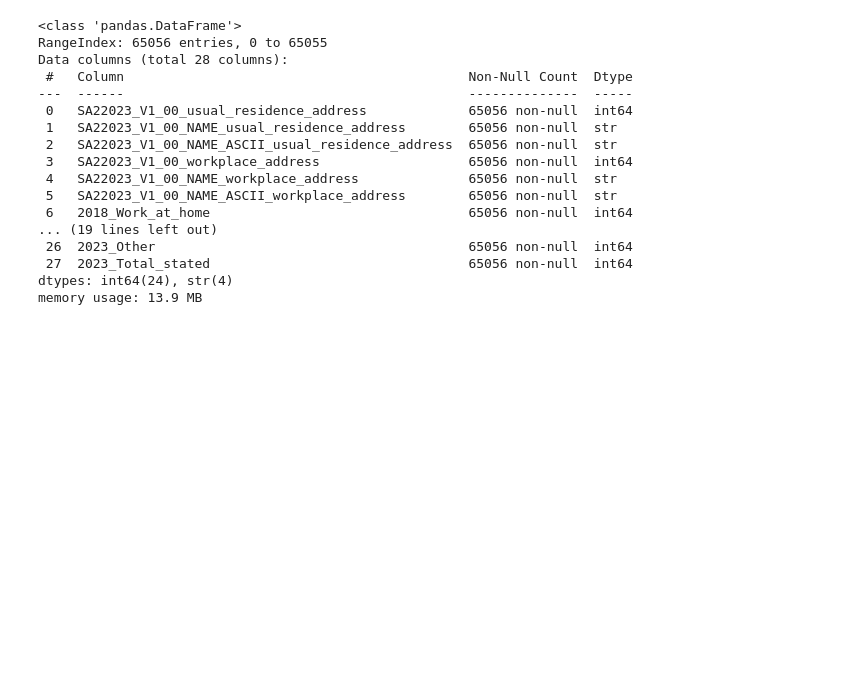
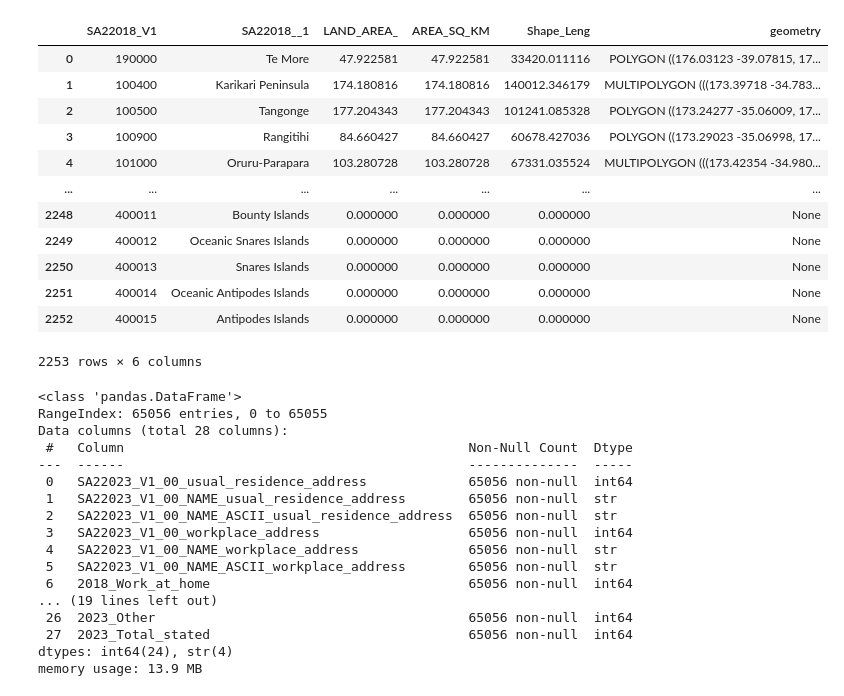
Before and after one commit to jhe482-uoa/gisci343-a2-auckland_origin_destination_analysis, a Jupyter notebook: testing.ipynb, the cells around one changed output. Drawn from its saved outputs; the diff is of its cells as text; code cells hidden in the pictures; blank space fills up the shorter version.

Commit message:
Updated Data

```diff
--- a/testing.ipynb
+++ b/testing.ipynb
@@ -14,3 +17,31 @@ sa2shape2023 = sa2shape2023.to_crs(epsg=4326)
+# %%
+path = r"data/statsnz-statistical-area-2-2018-generalised-SHP/statistical-area-2-2018-generalised.shp"
+sa2shape2023 = gpd.read_file(path)
+
+sa2shape2023 = sa2shape2023.to_crs(epsg=4326)
+# sa2shape2023['SA22023_V1'] = sa2shape2023['SA22023_V1'].astype(int)
+
+# sa2shape2023.to_file("statistical-area-2-2023-generalised-epsg4326.gpkg", layer='sa2_2023_epsg4326', driver="GPKG")
+# %%
+sa2shape2023['SA22018_V1'] = sa2shape2023['SA22018_V1'].astype(int)
+
+sa2shape2023.to_file("statistical-area-2-2018-generalised-epsg4326.gpkg", layer='sa2_2018_epsg4326', driver="GPKG")
+# %%
+sa2shape2023
+# %% [output]
+|  | SA22018_V1 | SA22018__1 | LAND_AREA_ | AREA_SQ_KM | Shape_Leng | geometry |
+| 0 | 190000 | Te More | 47.922581 | 47.922581 | 33420.011116 | POLYGON ((176.03123 -39.07815, 17... |
+| 1 | 100400 | Karikari Peninsula | 174.180816 | 174.180816 | 140012.346179 | MULTIPOLYGON (((173.39718 -34.783... |
+| 2 | 100500 | Tangonge | 177.204343 | 177.204343 | 101241.085328 | POLYGON ((173.24277 -35.06009, 17... |
+| 3 | 100900 | Rangitihi | 84.660427 | 84.660427 | 60678.427036 | POLYGON ((173.29023 -35.06998, 17... |
+| 4 | 101000 | Oruru-Parapara | 103.280728 | 103.280728 | 67331.035524 | MULTIPOLYGON (((173.42354 -34.980... |
+| ... | ... | ... | ... | ... | ... | ... |
+| 2248 | 400011 | Bounty Islands | 0.000000 | 0.000000 | 0.000000 | None |
+| 2249 | 400012 | Oceanic Snares Islands | 0.000000 | 0.000000 | 0.000000 | None |
+| 2250 | 400013 | Snares Islands | 0.000000 | 0.000000 | 0.000000 | None |
+| 2251 | 400014 | Oceanic Antipodes Islands | 0.000000 | 0.000000 | 0.000000 | None |
+| 2252 | 400015 | Antipodes Islands | 0.000000 | 0.000000 | 0.000000 | None |
+2253 rows × 6 columns
 # %%
 sa2_data.info()
 # %% [output]
```
Also changed, not shown: parts of 1 cell of this notebook, 34 other files.
